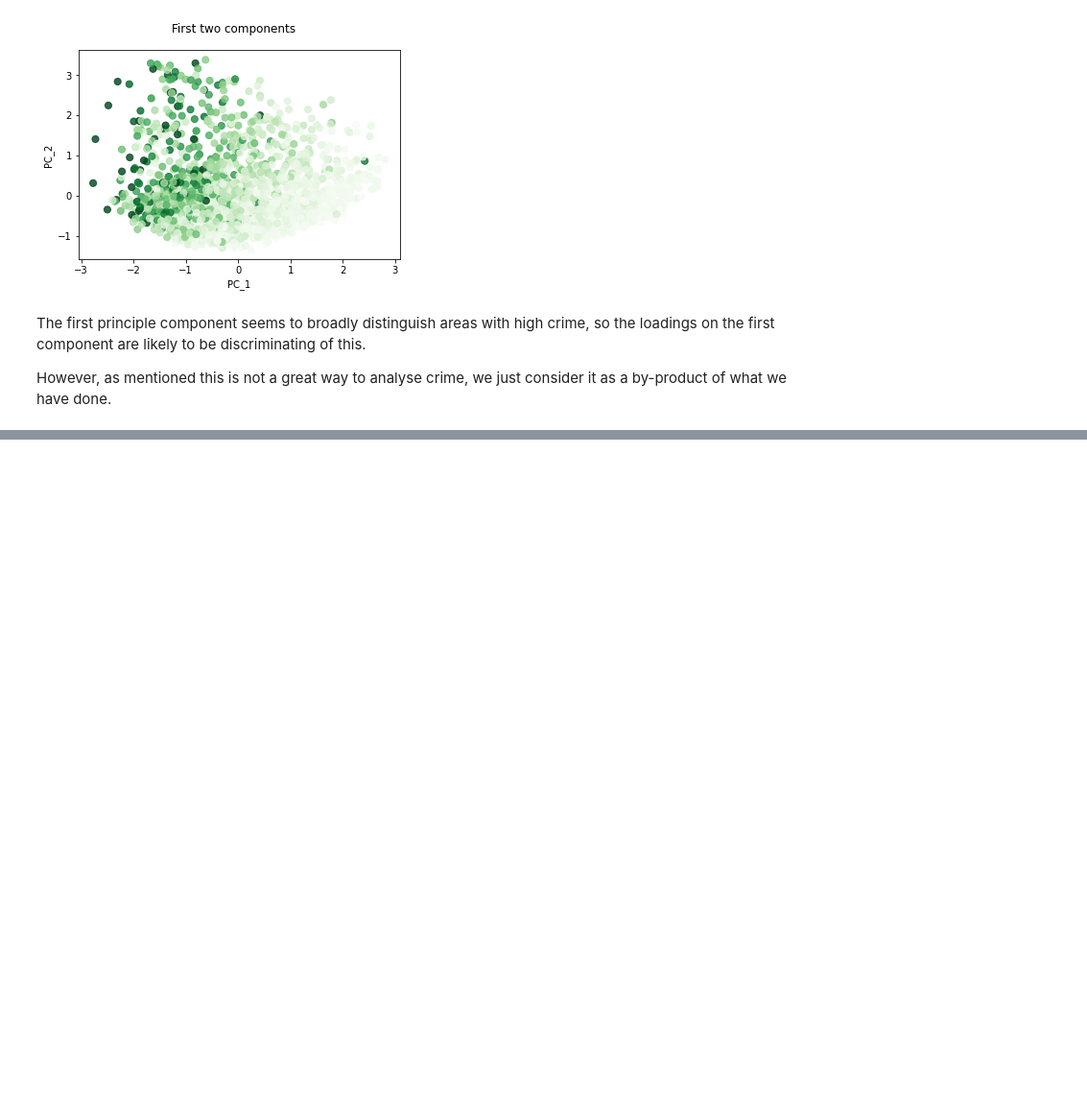
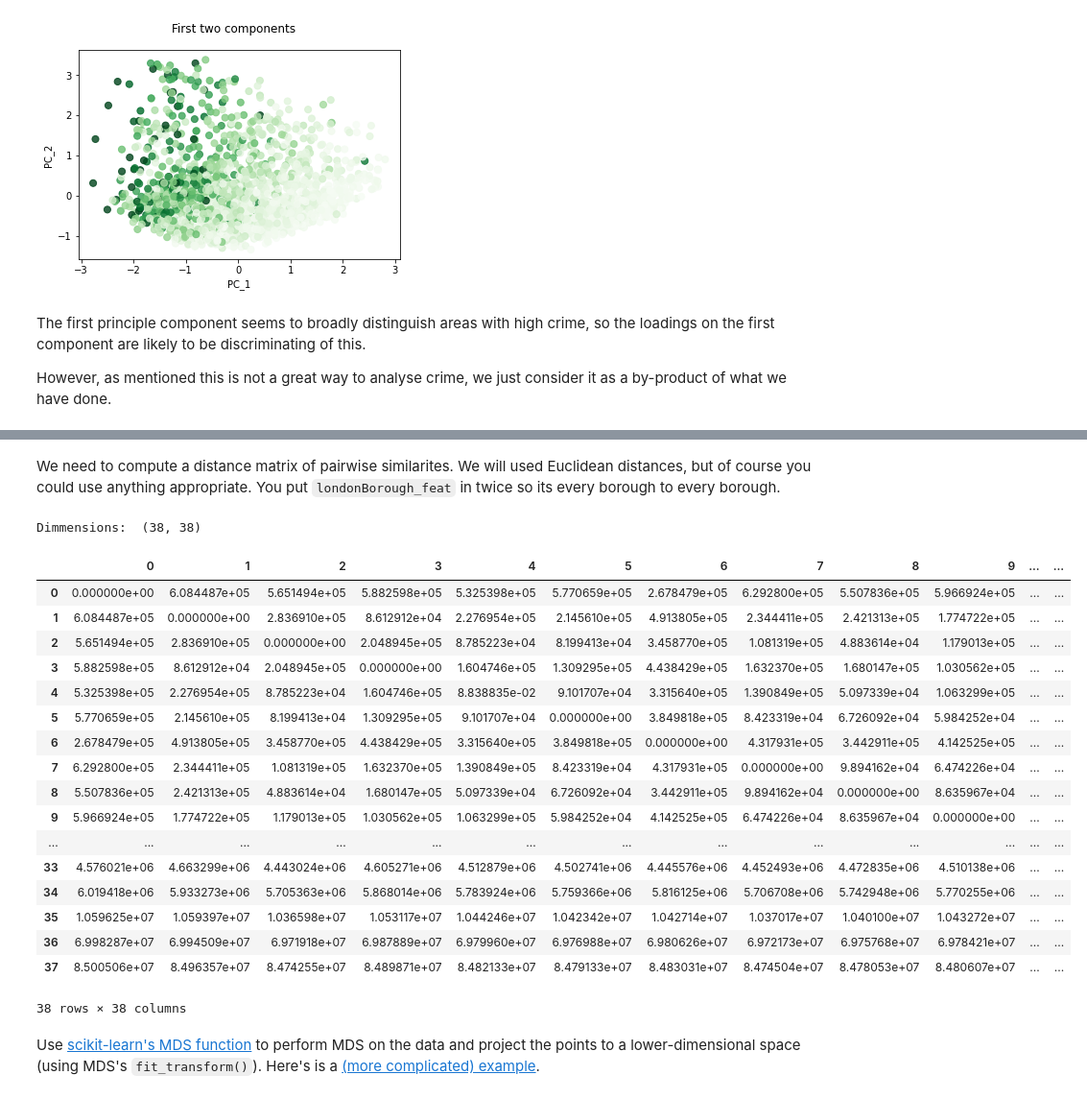
Before and after one commit to qhuy0801/IN3061_INM430_coursework_2022_quang.bui.2, a Jupyter notebook: week07/Week 7 - High dimensional & finding structure in data.ipynb, the cells around one changed output, grey strips where cells are left out. Shown at 96% size. Cells and saved outputs as stored; diff of their text form; code cells hidden in the pictures; blank space fills up the shorter version.

```diff
--- a/week07/Week 7 - High dimensional & finding structure in data.ipynb
+++ b/week07/Week 7 - High dimensional & finding structure in data.ipynb
@@ -185,0 +208,12 @@ However, as mentioned this is not a great way to analyse crime, we just consider
+# %%
+# Get features we want to use
+# since the data is problematic and the missing values are
+# represented with all sorts of strange characters, let's
+# force everything to be converted into number which
+# will turn problematic values NAN
+londonBorough_feat = londonBorough.apply(pd.to_numeric, errors='coerce')
+londonBorough_feat = londonBorough_feat.dropna(axis=1, how='all')
+
+# Check the dimmensions of datasets before and after removal
+print("Before:", londonBorough.shape)
+print("After: ", londonBorough_feat.shape)
@@ -185,0 +240,33 @@ However, as mentioned this is not a great way to analyse crime, we just consider
+# %% [markdown]
+We need to compute a distance matrix of pairwise similarites. We will used Euclidean distances, but of course you could use anything appropriate. You put `londonBorough_feat` in twice so its every borough to every borough.
+# %%
+# Compute the euclidean distances between the columns by passing the same data twice
+# The resulting data matrix now has the pairwise distances between the boroughs
+distMatrix = euclidean_distances(londonBorough_feat, londonBorough_feat)
+print("Dimmensions: ", distMatrix.shape)
+
+# Check out the matrix as dataframe
+distMatrix_df = pd.DataFrame(distMatrix)
+distMatrix_df
+# %% [output]
+Dimmensions:  (38, 38)
+|  | 0 | 1 | 2 | 3 | 4 | 5 | 6 | 7 | 8 | 9 | ... | ... |
+| 0 | 0.000000e+00 | 6.084487e+05 | 5.651494e+05 | 5.882598e+05 | 5.325398e+05 | 5.770659e+05 | 2.678479e+05 | 6.292800e+05 | 5.507836e+05 | 5.966924e+05 | ... | ... |
+| 1 | 6.084487e+05 | 0.000000e+00 | 2.836910e+05 | 8.612912e+04 | 2.276954e+05 | 2.145610e+05 | 4.913805e+05 | 2.344411e+05 | 2.421313e+05 | 1.774722e+05 | ... | ... |
+| 2 | 5.651494e+05 | 2.836910e+05 | 0.000000e+00 | 2.048945e+05 | 8.785223e+04 | 8.199413e+04 | 3.458770e+05 | 1.081319e+05 | 4.883614e+04 | 1.179013e+05 | ... | ... |
+| 3 | 5.882598e+05 | 8.612912e+04 | 2.048945e+05 | 0.000000e+00 | 1.604746e+05 | 1.309295e+05 | 4.438429e+05 | 1.632370e+05 | 1.680147e+05 | 1.030562e+05 | ... | ... |
+| 4 | 5.325398e+05 | 2.276954e+05 | 8.785223e+04 | 1.604746e+05 | 8.838835e-02 | 9.101707e+04 | 3.315640e+05 | 1.390849e+05 | 5.097339e+04 | 1.063299e+05 | ... | ... |
+| 5 | 5.770659e+05 | 2.145610e+05 | 8.199413e+04 | 1.309295e+05 | 9.101707e+04 | 0.000000e+00 | 3.849818e+05 | 8.423319e+04 | 6.726092e+04 | 5.984252e+04 | ... | ... |
+| 6 | 2.678479e+05 | 4.913805e+05 | 3.458770e+05 | 4.438429e+05 | 3.315640e+05 | 3.849818e+05 | 0.000000e+00 | 4.317931e+05 | 3.442911e+05 | 4.142525e+05 | ... | ... |
+| 7 | 6.292800e+05 | 2.344411e+05 | 1.081319e+05 | 1.632370e+05 | 1.390849e+05 | 8.423319e+04 | 4.317931e+05 | 0.000000e+00 | 9.894162e+04 | 6.474226e+04 | ... | ... |
+| 8 | 5.507836e+05 | 2.421313e+05 | 4.883614e+04 | 1.680147e+05 | 5.097339e+04 | 6.726092e+04 | 3.442911e+05 | 9.894162e+04 | 0.000000e+00 | 8.635967e+04 | ... | ... |
+| 9 | 5.966924e+05 | 1.774722e+05 | 1.179013e+05 | 1.030562e+05 | 1.063299e+05 | 5.984252e+04 | 4.142525e+05 | 6.474226e+04 | 8.635967e+04 | 0.000000e+00 | ... | ... |
+| ... | ... | ... | ... | ... | ... | ... | ... | ... | ... | ... | ... | ... |
+| 33 | 4.576021e+06 | 4.663299e+06 | 4.443024e+06 | 4.605271e+06 | 4.512879e+06 | 4.502741e+06 | 4.445576e+06 | 4.452493e+06 | 4.472835e+06 | 4.510138e+06 | ... | ... |
+| 34 | 6.019418e+06 | 5.933273e+06 | 5.705363e+06 | 5.868014e+06 | 5.783924e+06 | 5.759366e+06 | 5.816125e+06 | 5.706708e+06 | 5.742948e+06 | 5.770255e+06 | ... | ... |
+| 35 | 1.059625e+07 | 1.059397e+07 | 1.036598e+07 | 1.053117e+07 | 1.044246e+07 | 1.042342e+07 | 1.042714e+07 | 1.037017e+07 | 1.040100e+07 | 1.043272e+07 | ... | ... |
+| 36 | 6.998287e+07 | 6.994509e+07 | 6.971918e+07 | 6.987889e+07 | 6.979960e+07 | 6.976988e+07 | 6.980626e+07 | 6.972173e+07 | 6.975768e+07 | 6.978421e+07 | ... | ... |
+| 37 | 8.500506e+07 | 8.496357e+07 | 8.474255e+07 | 8.489871e+07 | 8.482133e+07 | 8.479133e+07 | 8.483031e+07 | 8.474504e+07 | 8.478053e+07 | 8.480607e+07 | ... | ... |
+38 rows × 38 columns
+# %% [markdown]
+Use [scikit-learn's MDS function](http://scikit-learn.org/stable/modules/generated/sklearn.manifold.MDS.html#sklearn.manifold.MDS) to perform MDS on the data and project the points to a lower-dimensional space (using MDS's `fit_transform()`). Here's is a [(more complicated) example](http://scikit-learn.org/stable/auto_examples/manifold/plot_mds.html).
```
Also changed, not shown: parts of 22 cells of this notebook, 3 other files.
